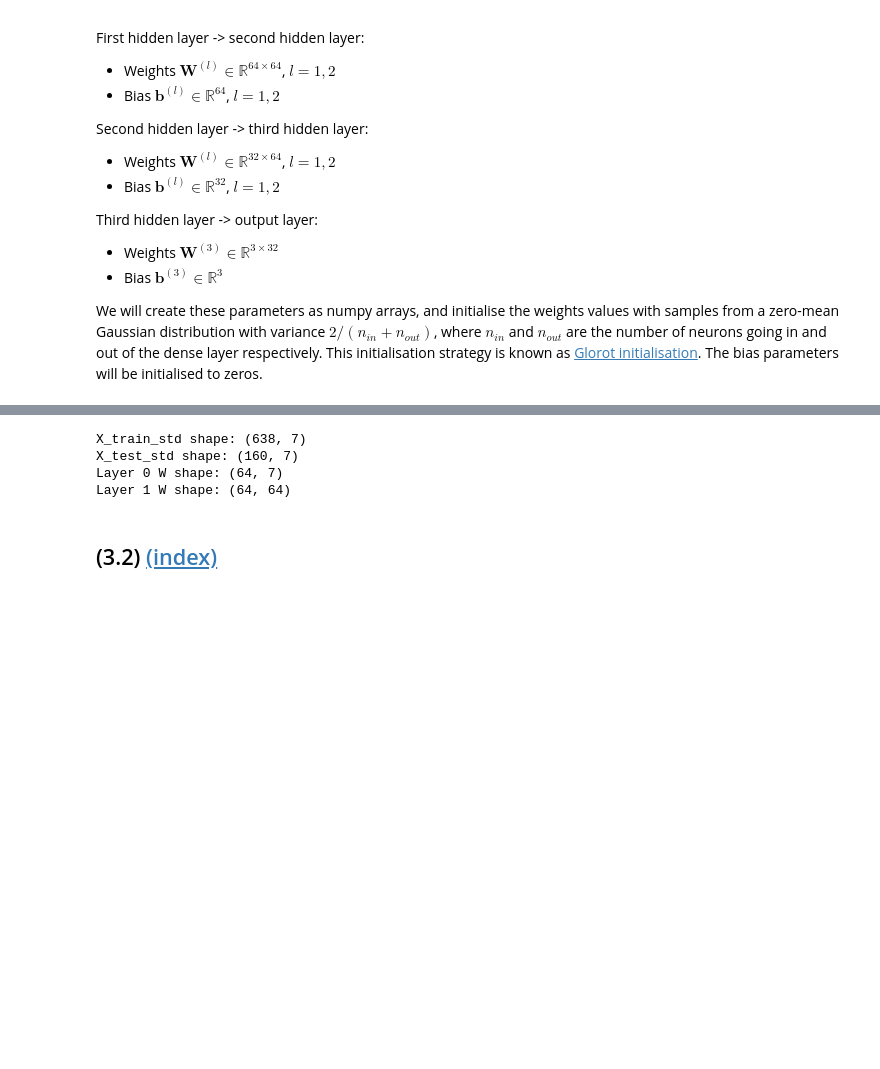
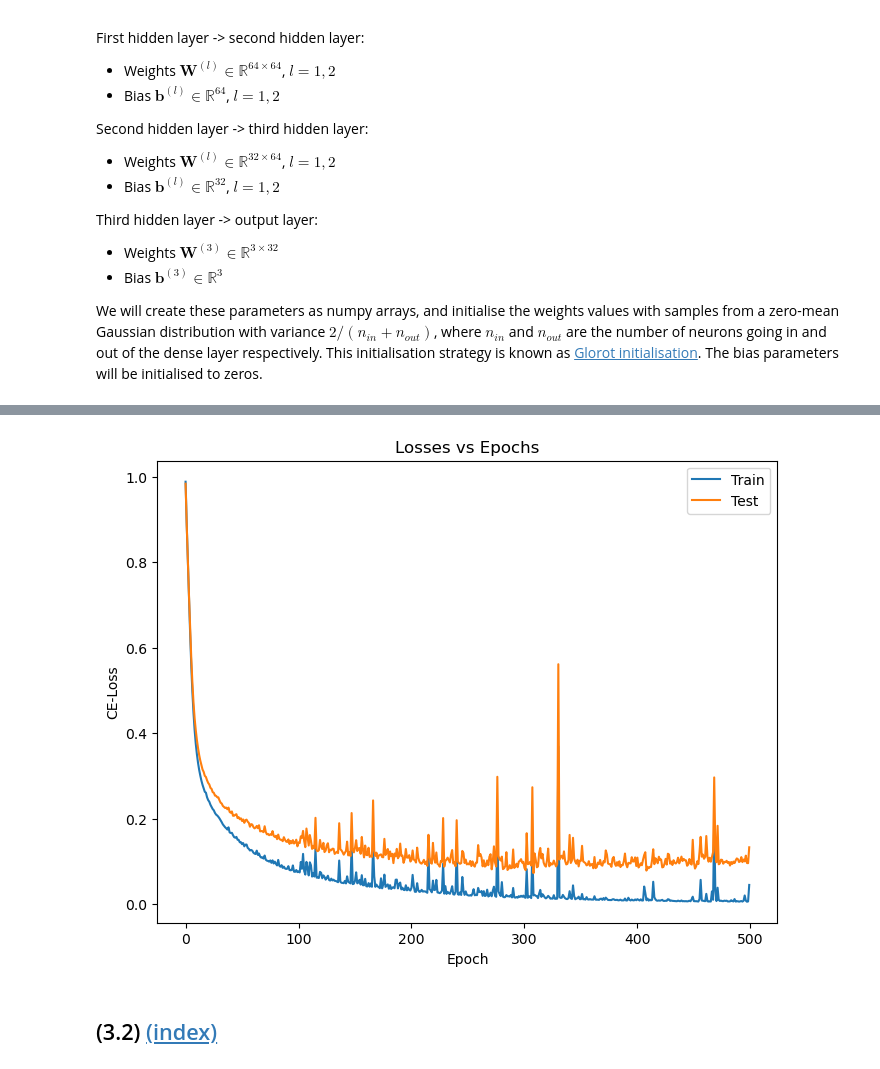
Before and after one commit to alisaklymchuk/data_science_math60026, a Jupyter notebook: 02455568_coursework1.ipynb, the cells around one changed output, grey strips where cells are left out. Drawn from its saved outputs; the diff is of its cells as text; code cells hidden in the pictures; blank space fills up the shorter version.

```diff
--- a/02455568_coursework1.ipynb
+++ b/02455568_coursework1.ipynb
@@ -1091,7 +1116,7 @@ mlp = MLP(seed=2)
 mlp.add_layer(X_train_std.shape[1], 64, "identity")
 mlp.add_layer(64, 64, "relu")
 mlp.add_layer(64, 32, "relu")
-mlp.add_layer(32, 3, "identity")
+mlp.add_layer(32, 3, "relu")
 y_train_oh = np.eye(3)[y_train_class_int]
 y_test_oh  = np.eye(3)[y_test_class_int]
 mlp, losses_train, losses_test = sgd(X_train_std, y_train_oh, X_test_std, y_test_oh, mlp, learning_rate = 0.04,
@@ -1101,14 +1136,13 @@ TypeError: loop of ufunc does not support argument 0 of type float which has no
-# %%
-print("X_train_std shape:", X_train_std.shape)
-print("X_test_std shape:", X_test_std.shape)
-
-print("Layer 0 W shape:", mlp.layers[0]["W"].shape)
-print("Layer 1 W shape:", mlp.layers[1]["W"].shape)
-# %% [output]
-X_train_std shape: (638, 7)
-X_test_std shape: (160, 7)
-Layer 0 W shape: (64, 7)
-Layer 1 W shape: (64, 64)
+# %%
+# plot training progress
+fig, ax = plt.subplots(figsize=(8, 6))
+ax.plot(np.arange(len(losses_train)),losses_train, label="Train")
+ax.plot(np.arange(len(losses_test)),losses_test, label="Test")
+ax.set(title="Losses vs Epochs", xlabel = "Epoch", ylabel = "CE-Loss")
+ax.legend()
+plt.show()
+# %% [output]
+[figure, added]
 # %% [markdown]
 <a name="task-32"></a>
 
```
Also changed, not shown: parts of 8 cells of this notebook.
